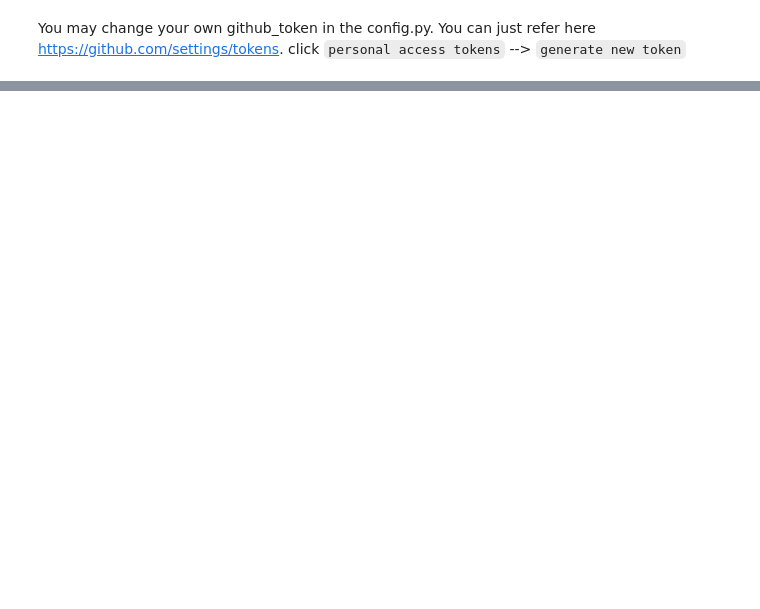
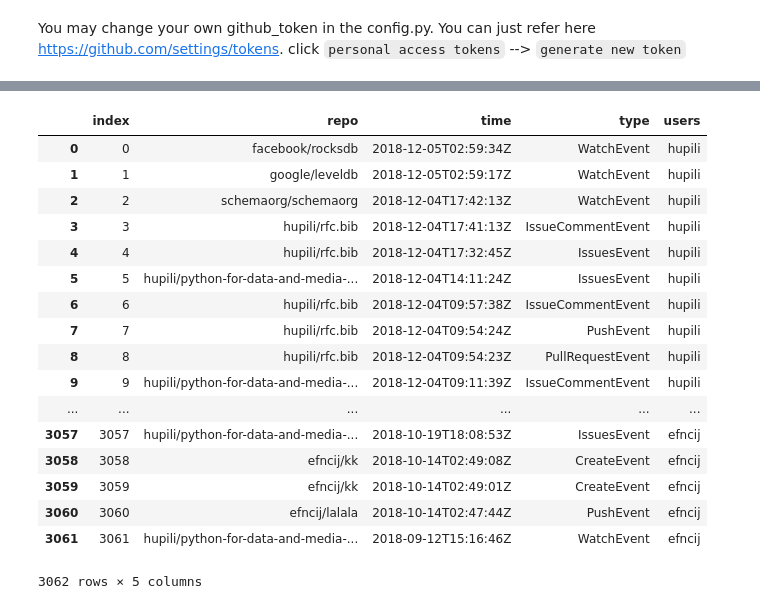
Before and after one commit to hupili/github-activies, a Jupyter notebook: github-scrapers/scrape-user-activity-details.ipynb, the cells around one changed output, grey strips where cells are left out. Cells and saved outputs as stored; diff of their text form; code cells hidden in the pictures; blank space fills up the shorter version.

```diff
--- a/github-scrapers/scrape-user-activity-details.ipynb
+++ b/github-scrapers/scrape-user-activity-details.ipynb
@@ -108,3 +108,22 @@ df4
 # %%
 df4 = df3.reset_index()
-#df4
+df4
+# %% [output]
+|  | index | repo | time | type | users |
+| 0 | 0 | facebook/rocksdb | 2018-12-05T02:59:34Z | WatchEvent | hupili |
+| 1 | 1 | google/leveldb | 2018-12-05T02:59:17Z | WatchEvent | hupili |
+| 2 | 2 | schemaorg/schemaorg | 2018-12-04T17:42:13Z | WatchEvent | hupili |
+| 3 | 3 | hupili/rfc.bib | 2018-12-04T17:41:13Z | IssueCommentEvent | hupili |
+| 4 | 4 | hupili/rfc.bib | 2018-12-04T17:32:45Z | IssuesEvent | hupili |
+| 5 | 5 | hupili/python-for-data-and-media-... | 2018-12-04T14:11:24Z | IssuesEvent | hupili |
+| 6 | 6 | hupili/rfc.bib | 2018-12-04T09:57:38Z | IssueCommentEvent | hupili |
+| 7 | 7 | hupili/rfc.bib | 2018-12-04T09:54:24Z | PushEvent | hupili |
+| 8 | 8 | hupili/rfc.bib | 2018-12-04T09:54:23Z | PullRequestEvent | hupili |
+| 9 | 9 | hupili/python-for-data-and-media-... | 2018-12-04T09:11:39Z | IssueCommentEvent | hupili |
+| ... | ... | ... | ... | ... | ... |
+| 3057 | 3057 | hupili/python-for-data-and-media-... | 2018-10-19T18:08:53Z | IssuesEvent | efncij |
+| 3058 | 3058 | efncij/kk | 2018-10-14T02:49:08Z | CreateEvent | efncij |
+| 3059 | 3059 | efncij/kk | 2018-10-14T02:49:01Z | CreateEvent | efncij |
+| 3060 | 3060 | efncij/lalala | 2018-10-14T02:47:44Z | PushEvent | efncij |
+| 3061 | 3061 | hupili/python-for-data-and-media-... | 2018-09-12T15:16:46Z | WatchEvent | efncij |
+3062 rows × 5 columns
```
Also changed, not shown: parts of 4 cells of this notebook, 8 other files.
